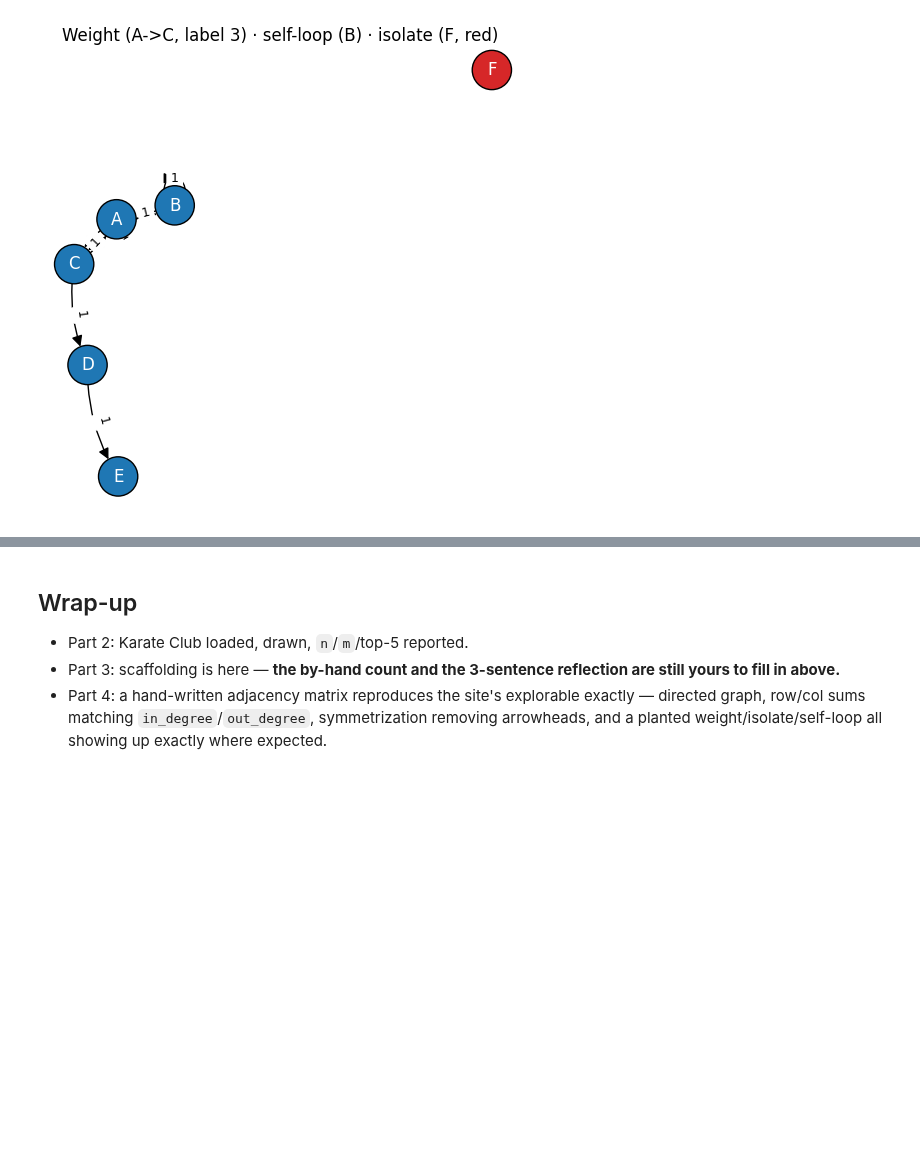
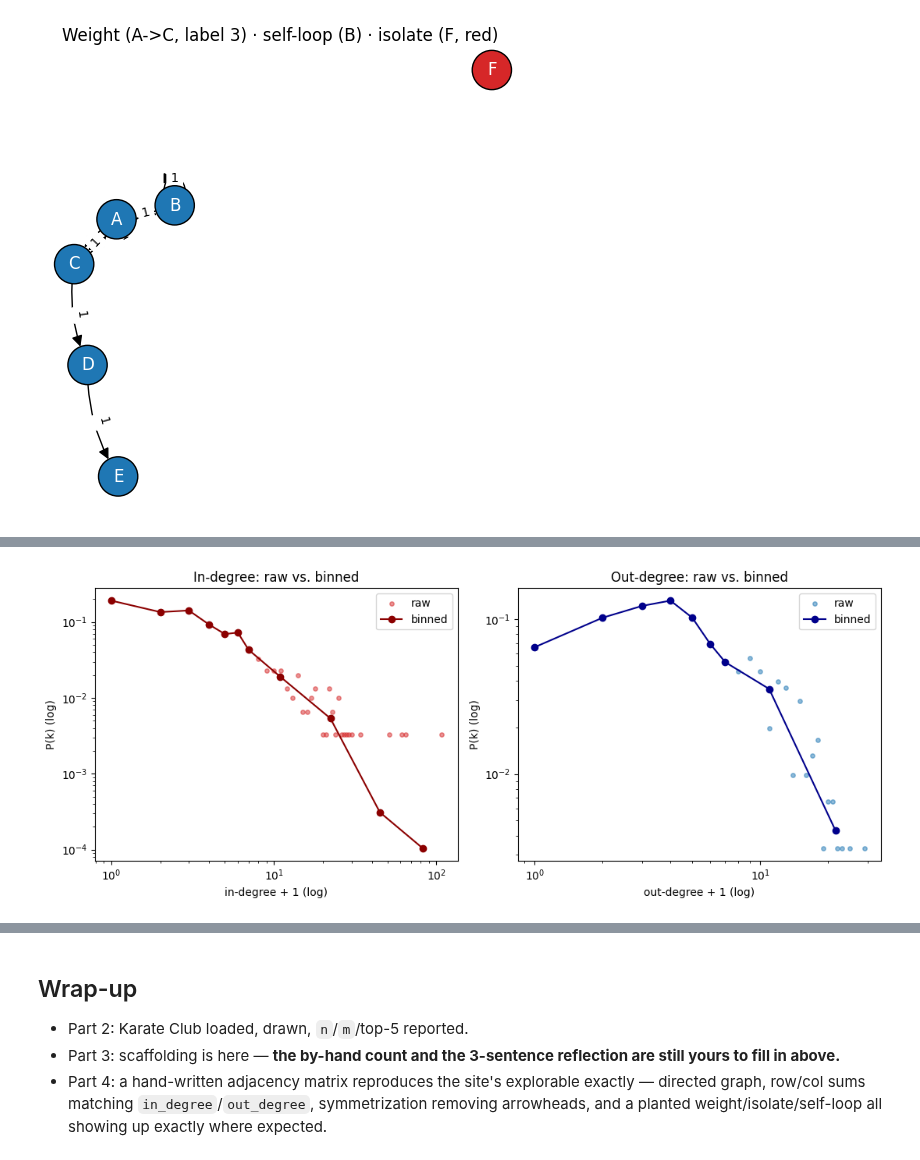
Before and after one commit to carlotamontes/socialgraphs-project, a Jupyter notebook: exercises/week1/1.3_toolbox_shakedown.ipynb, the cells around one changed output, grey strips where cells are left out. Drawn from its saved outputs; the diff is of its cells as text; code cells hidden in the pictures; blank space fills up the shorter version.

```diff
--- a/exercises/week1/1.3_toolbox_shakedown.ipynb
+++ b/exercises/week1/1.3_toolbox_shakedown.ipynb
@@ -242,0 +363,15 @@ All three planted features (weight, isolate, self-loop) show up exactly where ex
+# %%
+top5_in = sorted(in_degree.items(), key=lambda kv: kv[1], reverse=True)[:5]
+top5_out = sorted(out_degree.items(), key=lambda kv: kv[1], reverse=True)[:5]
+
+print("Top 5 by in-degree ('famous' \u2014 most linked-to):")
+for node_id, k in top5_in:
+    print(f"  {id_to_name[node_id]:<32} in-degree = {k}")
+
+print("\nTop 5 by out-degree ('a list' \u2014 links out the most):")
+for node_id, k in top5_out:
+    print(f"  {id_to_name[node_id]:<32} out-degree = {k}")
+
+assert top5_in[0] == ("Spider-Man", 106)
+assert top5_out[0] == ("Betsy_Braddock", 28)
+print("\nMatches the course page exactly: Spider-Man in-degree=106, Betsy Braddock out-degree=28. \u2713")
@@ -242,0 +408,48 @@ All three planted features (weight, isolate, self-loop) show up exactly where ex
+# %%
+def bin_edges(u_max):
+    edges = [(u, u + 1) for u in range(1, 8)]  # [1,2), ..., [7,8)
+    lo = 8
+    while lo <= u_max:
+        edges.append((lo, lo * 2))
+        lo *= 2
+    return edges
+
+def binned_distribution(degree_dict, n):
+    u_values = np.array([k + 1 for k in degree_dict.values()])
+    u_max = int(u_values.max())
+    counts = np.bincount(u_values, minlength=u_max + 1)
+    xs, ys = [], []
+    for lo, hi in bin_edges(u_max):
+        hi_clipped = min(hi, u_max + 1)
+        integers_in_bin = np.arange(lo, hi_clipped)
+        if len(integers_in_bin) == 0:
+            continue
+        count_in_bin = counts[lo:hi_clipped].sum()
+        width = hi - lo
+        density = (count_in_bin / n) / width
+        gmean = np.sqrt(integers_in_bin.min() * integers_in_bin.max())
+        xs.append(gmean)
+        ys.append(density)
+    return np.array(xs), np.array(ys)
+
+u_in_binned, P_in_binned = binned_distribution(in_degree, n)
+u_out_binned, P_out_binned = binned_distribution(out_degree, n)
+
+fig, axes = plt.subplots(1, 2, figsize=(11, 4.5))
+
+axes[0].scatter(u_in, P_in, s=15, color="tab:red", alpha=0.5, label="raw")
+axes[0].plot(u_in_binned, P_in_binned, "o-", color="darkred", label="binned")
+axes[0].set_xscale("log"); axes[0].set_yscale("log")
+axes[0].set_title("In-degree: raw vs. binned"); axes[0].set_xlabel("in-degree + 1 (log)"); axes[0].set_ylabel("P(k) (log)")
+axes[0].legend()
+
+axes[1].scatter(u_out, P_out, s=15, color="tab:blue", alpha=0.5, label="raw")
+axes[1].plot(u_out_binned, P_out_binned, "o-", color="darkblue", label="binned")
+axes[1].set_xscale("log"); axes[1].set_yscale("log")
+axes[1].set_title("Out-degree: raw vs. binned"); axes[1].set_xlabel("out-degree + 1 (log)"); axes[1].set_ylabel("P(k) (log)")
+axes[1].legend()
+
+plt.tight_layout()
+plt.show()
+# %% [output]
+[figure, added]
```
Also changed, not shown: parts of 25 cells of this notebook, 5 other files.
